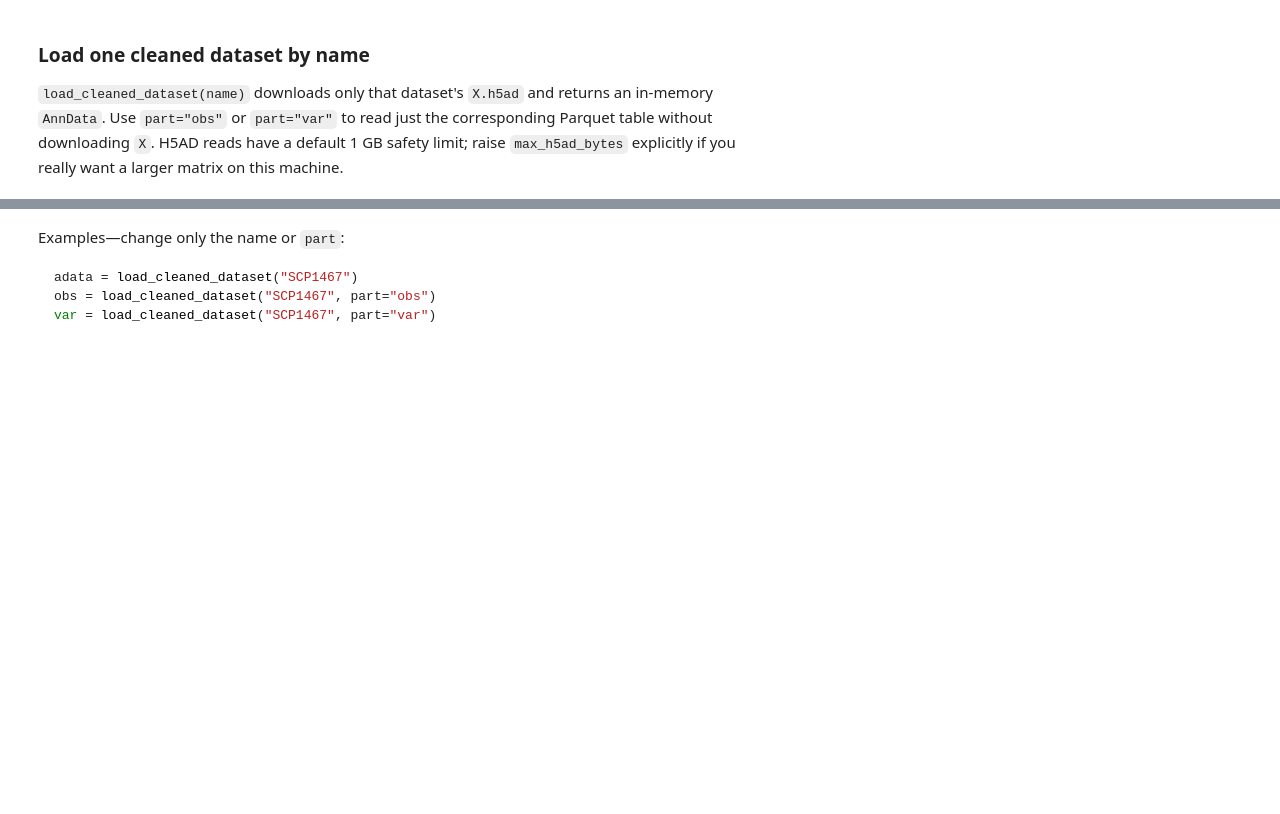
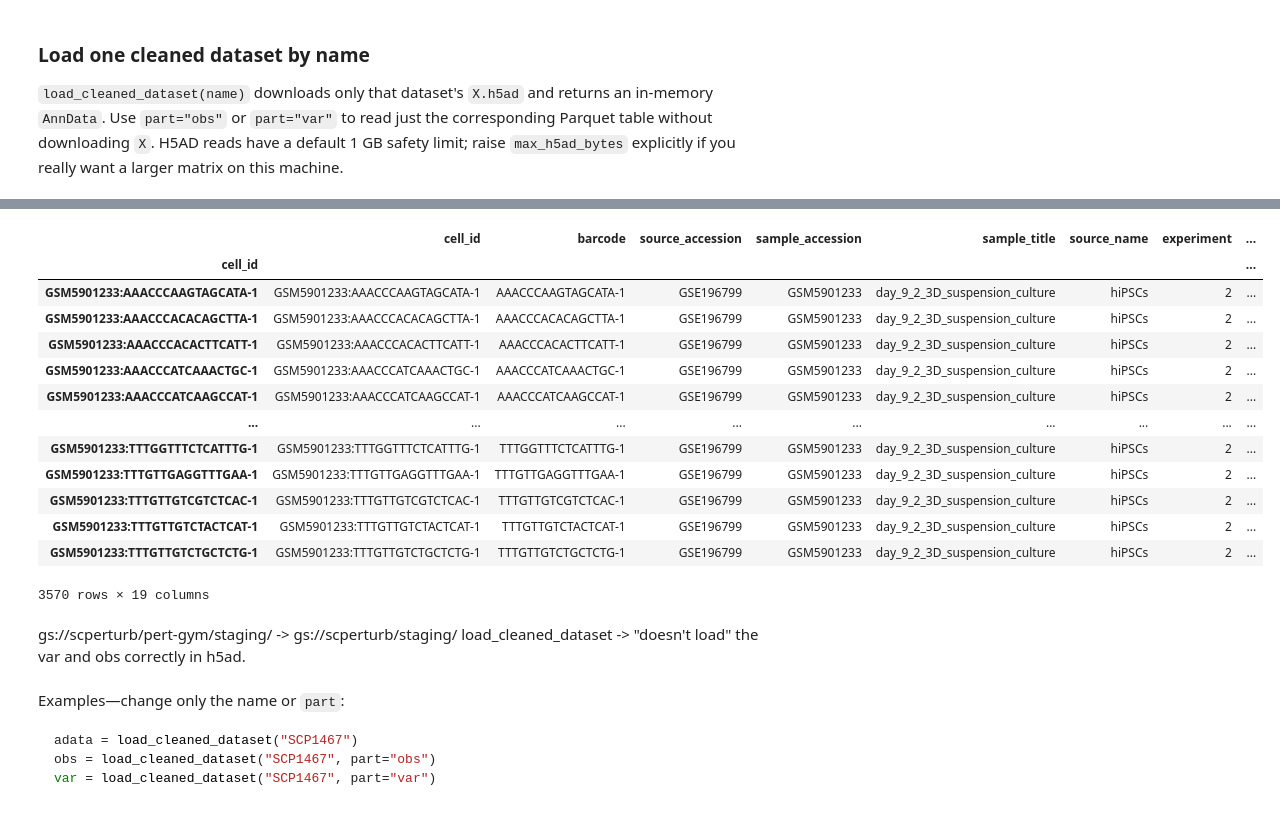
Before and after one commit to jkobject/pert-gym, a Jupyter notebook: notebooks/explore_dataset_storage.ipynb, the cells around one changed output, grey strips where cells are left out. Saved outputs shown, nothing was run; the diff lists cells and outputs as text; code cells hidden in the pictures; blank space fills up the shorter version.

Commit message:
docs: reconcile reviewed 110-dataset storage notebook (#136)
* chore: preserve reviewed 110-dataset notebook snapshot

* docs: reconcile reviewed dataset storage inventory

```diff
--- a/notebooks/explore_dataset_storage.ipynb
+++ b/notebooks/explore_dataset_storage.ipynb
@@ -368,3 +368,14 @@ def list_gcs_level(uri, timeout=GCLOUD_TIMEOUT_SECONDS, max_results=MAX_GCS_RESU
 in-memory `AnnData`. Use `part="obs"` or `part="var"` to read just the corresponding
 Parquet table without downloading `X`. H5AD reads have a default 1 GB safety limit;
 raise `max_h5ad_bytes` explicitly if you really want a larger matrix on this machine.
+# %%
+def list_all_cleaned():
+    return [
+        i.split("/")[-2]
+        for i in list_gcs_level(GCS_BUCKET_ROOT + "/data/cleaned/")
+        .sort_values("bytes", ascending=False)
+        .uri.tolist()
+    ]
+# %%
+datasets = list_all_cleaned()
+datasets
@@ -371,3 +565,23 @@ raise `max_h5ad_bytes` explicitly if you really want a larger matrix on this mac
+# %%
+load_cleaned_dataset(datasets[10], part="obs")
+# %% [output]
+|  | cell_id | barcode | source_accession | sample_accession | sample_title | source_name | experiment | ... |
+| cell_id |  |  |  |  |  |  |  | ... |
+| GSM5901233:AAACCCAAGTAGCATA-1 | GSM5901233:AAACCCAAGTAGCATA-1 | AAACCCAAGTAGCATA-1 | GSE196799 | GSM5901233 | day_9_2_3D_suspension_culture | hiPSCs | 2 | ... |
+| GSM5901233:AAACCCACACAGCTTA-1 | GSM5901233:AAACCCACACAGCTTA-1 | AAACCCACACAGCTTA-1 | GSE196799 | GSM5901233 | day_9_2_3D_suspension_culture | hiPSCs | 2 | ... |
+| GSM5901233:AAACCCACACTTCATT-1 | GSM5901233:AAACCCACACTTCATT-1 | AAACCCACACTTCATT-1 | GSE196799 | GSM5901233 | day_9_2_3D_suspension_culture | hiPSCs | 2 | ... |
+| GSM5901233:AAACCCATCAAACTGC-1 | GSM5901233:AAACCCATCAAACTGC-1 | AAACCCATCAAACTGC-1 | GSE196799 | GSM5901233 | day_9_2_3D_suspension_culture | hiPSCs | 2 | ... |
+| GSM5901233:AAACCCATCAAGCCAT-1 | GSM5901233:AAACCCATCAAGCCAT-1 | AAACCCATCAAGCCAT-1 | GSE196799 | GSM5901233 | day_9_2_3D_suspension_culture | hiPSCs | 2 | ... |
+| ... | ... | ... | ... | ... | ... | ... | ... | ... |
+| GSM5901233:TTTGGTTTCTCATTTG-1 | GSM5901233:TTTGGTTTCTCATTTG-1 | TTTGGTTTCTCATTTG-1 | GSE196799 | GSM5901233 | day_9_2_3D_suspension_culture | hiPSCs | 2 | ... |
+| GSM5901233:TTTGTTGAGGTTTGAA-1 | GSM5901233:TTTGTTGAGGTTTGAA-1 | TTTGTTGAGGTTTGAA-1 | GSE196799 | GSM5901233 | day_9_2_3D_suspension_culture | hiPSCs | 2 | ... |
+| GSM5901233:TTTGTTGTCGTCTCAC-1 | GSM5901233:TTTGTTGTCGTCTCAC-1 | TTTGTTGTCGTCTCAC-1 | GSE196799 | GSM5901233 | day_9_2_3D_suspension_culture | hiPSCs | 2 | ... |
+| GSM5901233:TTTGTTGTCTACTCAT-1 | GSM5901233:TTTGTTGTCTACTCAT-1 | TTTGTTGTCTACTCAT-1 | GSE196799 | GSM5901233 | day_9_2_3D_suspension_culture | hiPSCs | 2 | ... |
+| GSM5901233:TTTGTTGTCTGCTCTG-1 | GSM5901233:TTTGTTGTCTGCTCTG-1 | TTTGTTGTCTGCTCTG-1 | GSE196799 | GSM5901233 | day_9_2_3D_suspension_culture | hiPSCs | 2 | ... |
+3570 rows × 19 columns
+# %% [markdown]
+gs://scperturb/pert-gym/staging/ -> gs://scperturb/staging/
+load_cleaned_dataset -> "doesn't load" the var and obs correctly in h5ad.
 # %%
 def cleaned_dataset_paths(dataset_name):
     if not isinstance(dataset_name, str) or re.fullmatch(r"[A-Za-z0-9][A-Za-z0-9._-]*", dataset_name) is None:
```
Also changed, not shown: parts of 17 cells of this notebook, 7 other files.
